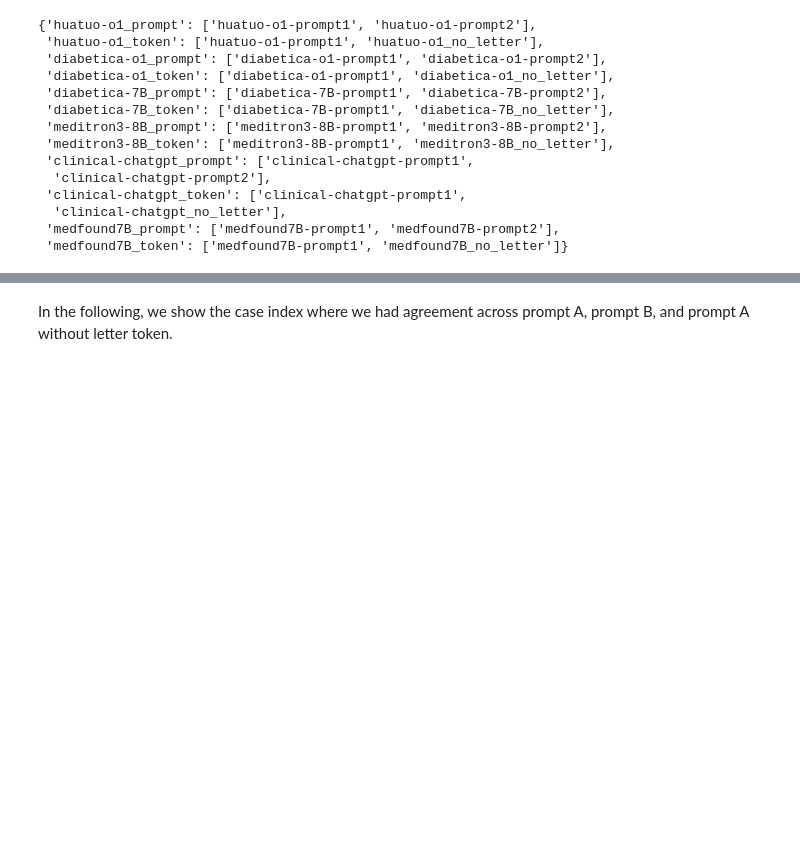
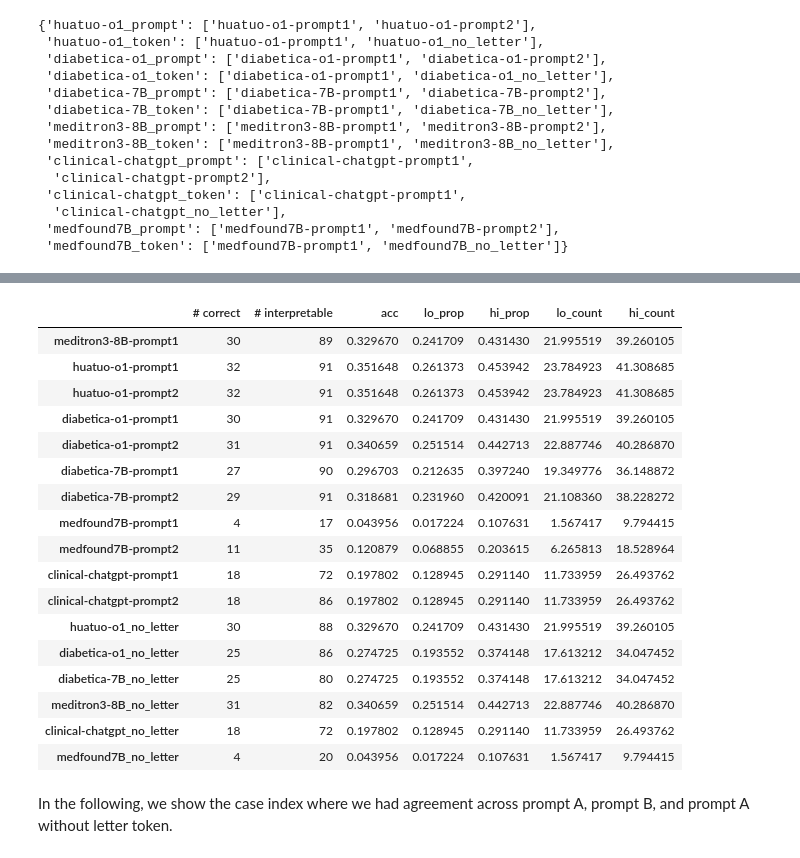
Before and after one commit to vanessadamario/SmallMedLLMs-PedEndo, a Jupyter notebook: notebooks/Evaluate Performance.ipynb, the cells around one changed output, grey strips where cells are left out. Saved outputs shown, nothing was run; the diff lists cells and outputs as text; code cells hidden in the pictures; blank space fills up the shorter version.

```diff
--- a/notebooks/Evaluate Performance.ipynb
+++ b/notebooks/Evaluate Performance.ipynb
@@ -345,3 +368,40 @@ HUATUO-O1_TOKEN
+# %%
+def count_ci(k, n=n_cases):
+    lo, hi = proportion_confint(k, n, method="wilson")
+    return pd.Series({
+        "acc": k / n,
+        "lo_prop": lo,
+        "hi_prop": hi,
+        "lo_count": lo * n,
+        "hi_count": hi * n
+    })
+
+new = results["# correct"].copy()
+# Apply across the DataFrame
+new = new.apply(count_ci)
+
+# Combine back with your model labels
+df_ci = pd.concat([results, new], axis=1)
+df_ci
+# %% [output]
+|  | # correct | # interpretable | acc | lo_prop | hi_prop | lo_count | hi_count |
+| meditron3-8B-prompt1 | 30 | 89 | 0.329670 | 0.241709 | 0.431430 | 21.995519 | 39.260105 |
+| huatuo-o1-prompt1 | 32 | 91 | 0.351648 | 0.261373 | 0.453942 | 23.784923 | 41.308685 |
+| huatuo-o1-prompt2 | 32 | 91 | 0.351648 | 0.261373 | 0.453942 | 23.784923 | 41.308685 |
+| diabetica-o1-prompt1 | 30 | 91 | 0.329670 | 0.241709 | 0.431430 | 21.995519 | 39.260105 |
+| diabetica-o1-prompt2 | 31 | 91 | 0.340659 | 0.251514 | 0.442713 | 22.887746 | 40.286870 |
+| diabetica-7B-prompt1 | 27 | 90 | 0.296703 | 0.212635 | 0.397240 | 19.349776 | 36.148872 |
+| diabetica-7B-prompt2 | 29 | 91 | 0.318681 | 0.231960 | 0.420091 | 21.108360 | 38.228272 |
+| medfound7B-prompt1 | 4 | 17 | 0.043956 | 0.017224 | 0.107631 | 1.567417 | 9.794415 |
+| medfound7B-prompt2 | 11 | 35 | 0.120879 | 0.068855 | 0.203615 | 6.265813 | 18.528964 |
+| clinical-chatgpt-prompt1 | 18 | 72 | 0.197802 | 0.128945 | 0.291140 | 11.733959 | 26.493762 |
+| clinical-chatgpt-prompt2 | 18 | 86 | 0.197802 | 0.128945 | 0.291140 | 11.733959 | 26.493762 |
+| huatuo-o1_no_letter | 30 | 88 | 0.329670 | 0.241709 | 0.431430 | 21.995519 | 39.260105 |
+| diabetica-o1_no_letter | 25 | 86 | 0.274725 | 0.193552 | 0.374148 | 17.613212 | 34.047452 |
+| diabetica-7B_no_letter | 25 | 80 | 0.274725 | 0.193552 | 0.374148 | 17.613212 | 34.047452 |
+| meditron3-8B_no_letter | 31 | 82 | 0.340659 | 0.251514 | 0.442713 | 22.887746 | 40.286870 |
+| clinical-chatgpt_no_letter | 18 | 72 | 0.197802 | 0.128945 | 0.291140 | 11.733959 | 26.493762 |
+| medfound7B_no_letter | 4 | 20 | 0.043956 | 0.017224 | 0.107631 | 1.567417 | 9.794415 |
 # %% [markdown]
 In the following, we show the case index where we had agreement across prompt A, prompt B, and prompt A without letter token.
 # %%
```
Also changed, not shown: parts of 49 cells of this notebook.
